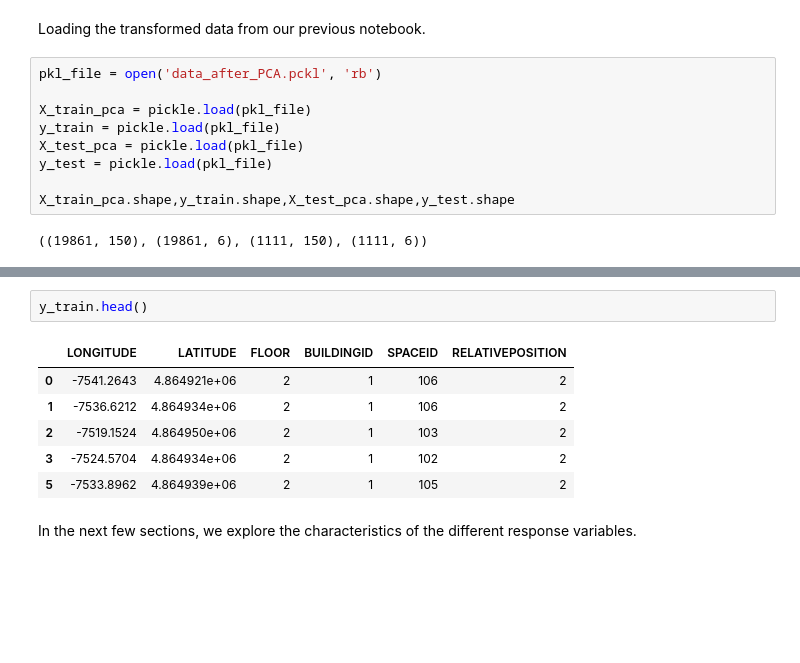
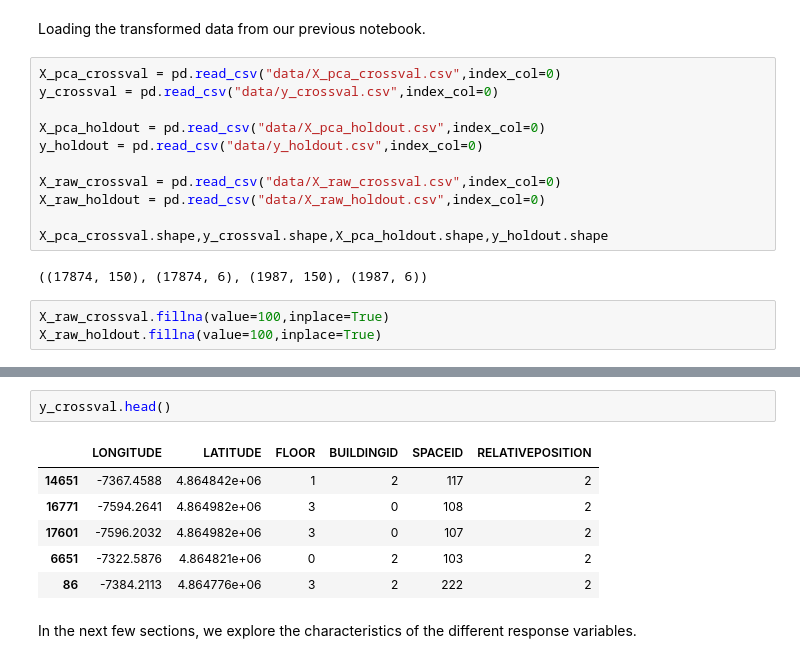
Before and after one commit to sharan-naribole/wlan_localization, a Jupyter notebook: UJIIndoorLoc-response-classification.ipynb, the cells around one changed output, grey strips where cells are left out. Cells and saved outputs as stored; diff of their text form; blank space fills up the shorter version.

```diff
--- a/UJIIndoorLoc-response-classification.ipynb
+++ b/UJIIndoorLoc-response-classification.ipynb
@@ -59,28 +57,33 @@ import seaborn as sns
 import warnings
 # %% [markdown]
 Loading the transformed data from our previous notebook.
-# %%
-pkl_file = open('data_after_PCA.pckl', 'rb')
-
-X_train_pca = pickle.load(pkl_file)
-y_train = pickle.load(pkl_file)
-X_test_pca = pickle.load(pkl_file)
-y_test = pickle.load(pkl_file)
-
-X_train_pca.shape,y_train.shape,X_test_pca.shape,y_test.shape
-# %% [output]
-((19861, 150), (19861, 6), (1111, 150), (1111, 6))
+# %%
+X_pca_crossval = pd.read_csv("data/X_pca_crossval.csv",index_col=0)
+y_crossval = pd.read_csv("data/y_crossval.csv",index_col=0)
+
+X_pca_holdout = pd.read_csv("data/X_pca_holdout.csv",index_col=0)
+y_holdout = pd.read_csv("data/y_holdout.csv",index_col=0)
+
+X_raw_crossval = pd.read_csv("data/X_raw_crossval.csv",index_col=0)
+X_raw_holdout = pd.read_csv("data/X_raw_holdout.csv",index_col=0)
+
+X_pca_crossval.shape,y_crossval.shape,X_pca_holdout.shape,y_holdout.shape
+# %% [output]
+((17874, 150), (17874, 6), (1987, 150), (1987, 6))
+# %%
+X_raw_crossval.fillna(value=100,inplace=True)
+X_raw_holdout.fillna(value=100,inplace=True)
 # %% [markdown]
 <p><a name="building-eda"></a></p>
 # %%
-y_train.head()
+y_crossval.head()
 # %% [output]
 |  | LONGITUDE | LATITUDE | FLOOR | BUILDINGID | SPACEID | RELATIVEPOSITION |
-| 0 | -7541.2643 | 4.864921e+06 | 2 | 1 | 106 | 2 |
-| 1 | -7536.6212 | 4.864934e+06 | 2 | 1 | 106 | 2 |
-| 2 | -7519.1524 | 4.864950e+06 | 2 | 1 | 103 | 2 |
-| 3 | -7524.5704 | 4.864934e+06 | 2 | 1 | 102 | 2 |
-| 5 | -7533.8962 | 4.864939e+06 | 2 | 1 | 105 | 2 |
+| 14651 | -7367.4588 | 4.864842e+06 | 1 | 2 | 117 | 2 |
+| 16771 | -7594.2641 | 4.864982e+06 | 3 | 0 | 108 | 2 |
+| 17601 | -7596.2032 | 4.864982e+06 | 3 | 0 | 107 | 2 |
+| 6651 | -7322.5876 | 4.864821e+06 | 0 | 2 | 103 | 2 |
+| 86 | -7384.2113 | 4.864776e+06 | 3 | 2 | 222 | 2 |
 # %% [markdown]
 In the next few sections, we explore the characteristics of the different response variables.
 # %% [markdown]
```
Also changed, not shown: parts of 16 cells of this notebook, 9 other files.
